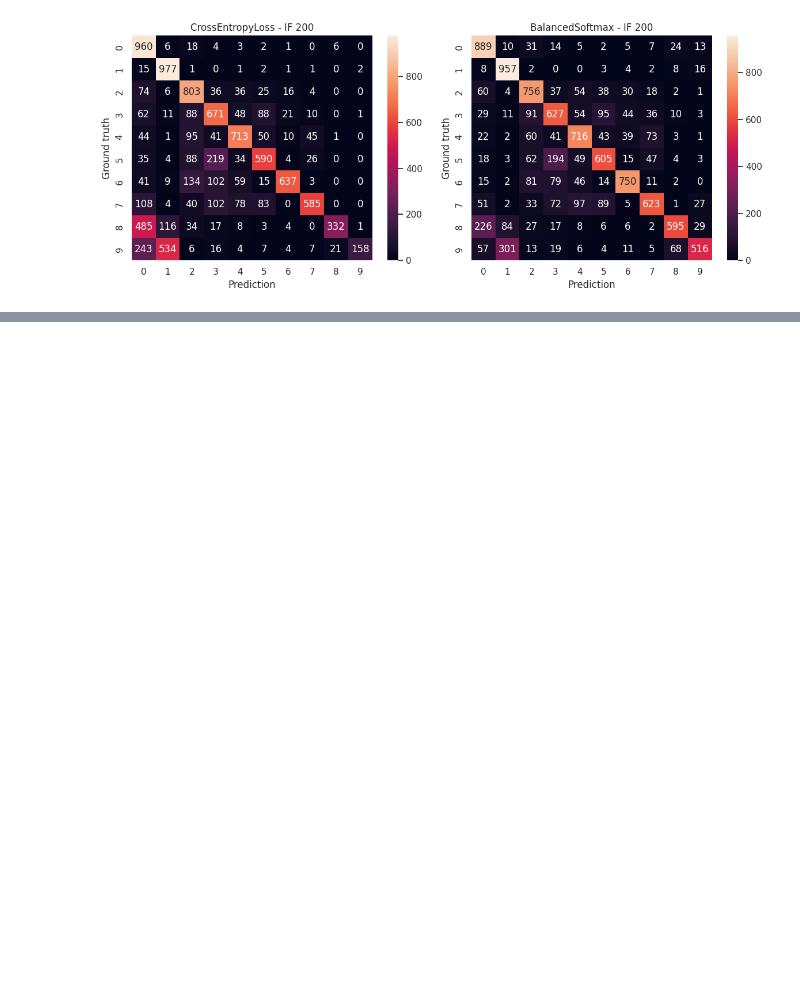
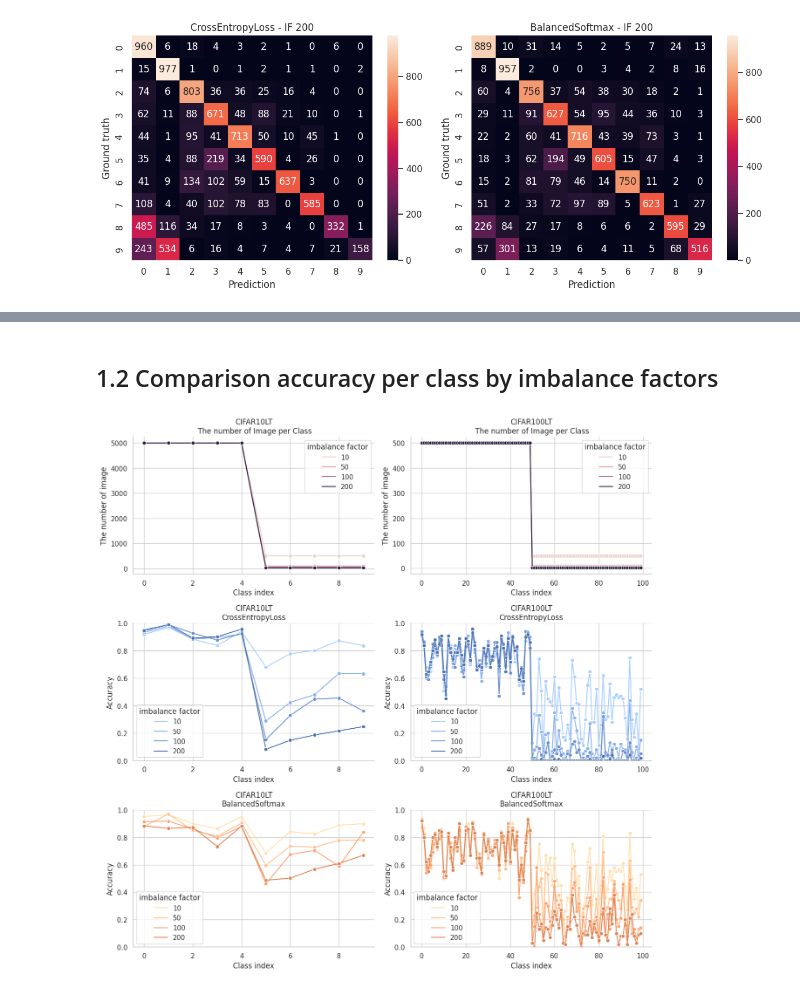
Before and after one commit to TooTouch/BalancedSoftmax, a Jupyter notebook: figures.ipynb, the cells around one changed output, grey strips where cells are left out. Cells and saved outputs as stored; diff of their text form; code cells hidden in the pictures; blank space fills up the shorter version.

```diff
--- a/figures.ipynb
+++ b/figures.ipynb
@@ -142,7 +154,13 @@ df
 # %%
 # get results per class
-df_per_cls_cifar10lt = get_results_per_cls(dataname='CIFAR10LT', num_classes=10)
-df_per_cls_cifar100lt = get_results_per_cls(dataname='CIFAR100LT', num_classes=100)
+df_per_cls_cifar10lt = get_results_per_cls(
+    results_path = glob(f'./results/CIFAR10LT/*/[!step]*/results-seed0-per_class.json', recursive=True),
+    num_classes  = 10
+)
+df_per_cls_cifar100lt = get_results_per_cls(
+    results_path = glob(f'./results/CIFAR100LT/*/[!step]*/results-seed0-per_class.json', recursive=True),
+    num_classes  = 100
+)
 df_per_cls = pd.concat([df_per_cls_cifar10lt, df_per_cls_cifar100lt], axis=0)
 df_per_cls = df_per_cls[df_per_cls['imbalance factor']!=1]
 
@@ -252,0 +333,2 @@ plt.show()
+# %% [markdown]
+## 1.2 Comparison accuracy per class by imbalance factors
@@ -252,0 +390,38 @@ plt.show()
+# %%
+fig, ax = plt.subplots(3, 2, figsize=(13,13))
+
+for c, d_name in enumerate(['CIFAR10LT', 'CIFAR100LT']):
+    sns.lineplot(
+        x    = 'cls',
+        y    = 'nb_img',
+        hue  = 'imbalance factor',
+        marker = 'o',
+        data = df_num_per_cls[df_num_per_cls['dataset']==d_name],
+        ax   = ax[0, c]
+    )
+    ax[0, c].set_ylabel('The number of image')
+    ax[0, c].set_xlabel('Class index')
+    ax[0, c].set_title(f'{d_name}\n The number of Image per Class')
+
+for c, d_name in enumerate(['CIFAR10LT', 'CIFAR100LT']):
+    for r, l_name in enumerate(['CrossEntropyLoss', 'BalancedSoftmax']):
+        sns.lineplot(
+            x       = 'cls',
+            y       = 'acc',
+            hue     = 'imbalance factor',
+            hue_order = imb_factor,
+            marker  = 'o',
+            palette = custom_palette(rgb=sns.color_palette()[r], n_colors=4),
+            data    = df_per_cls[(df_per_cls['loss']==l_name) & (df_per_cls['dataset']==d_name)],
+            ax      = ax[r+1, c]
+        )
+        ax[r+1, c].set_ylim([0,1])
+        ax[r+1, c].set_ylabel('Accuracy')
+        ax[r+1, c].set_xlabel('Class index')
+        ax[r+1, c].set_title(f'{d_name}\n{l_name}')
+
+plt.tight_layout()
+plt.savefig(os.path.join(savedir, 'figure5.jpg'), dpi=300)
+plt.show()
+# %% [output]
+[figure, added]
```
Also changed, not shown: parts of 18 cells of this notebook, 5 other files.
